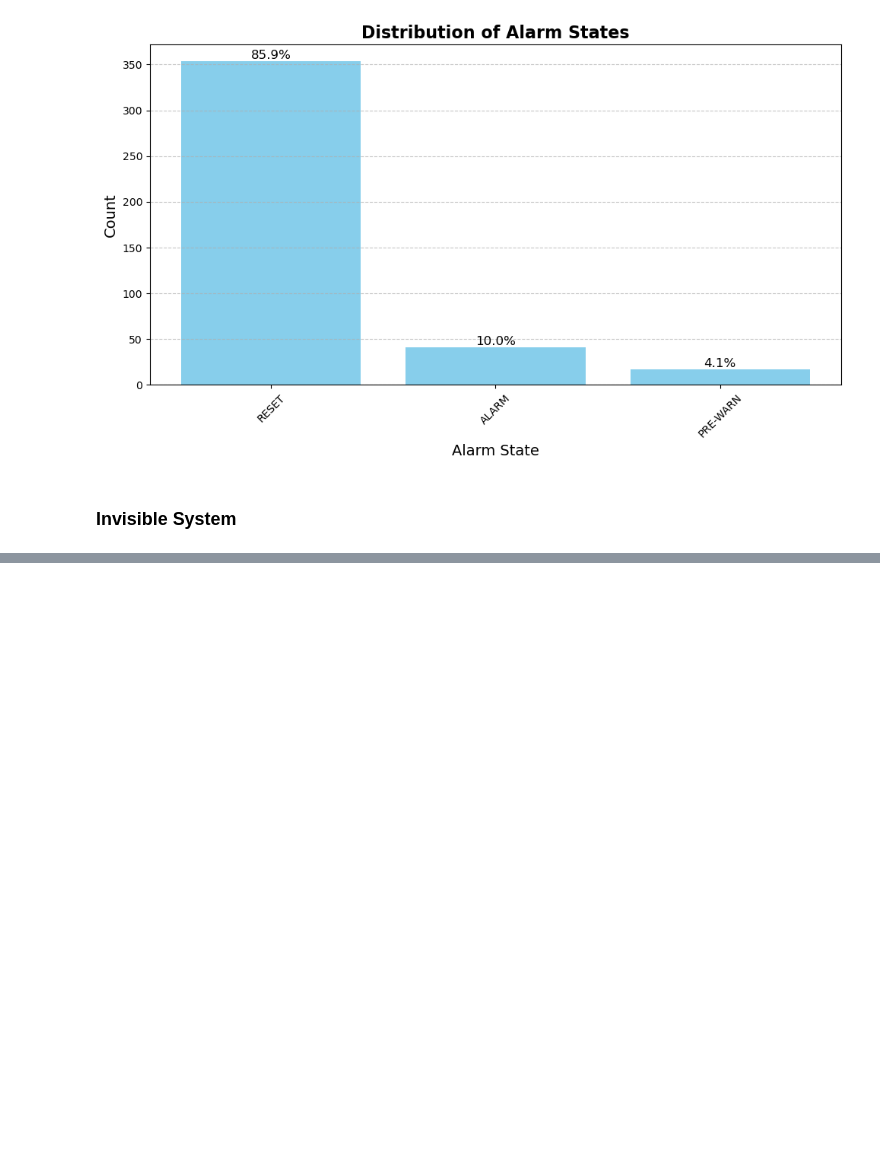
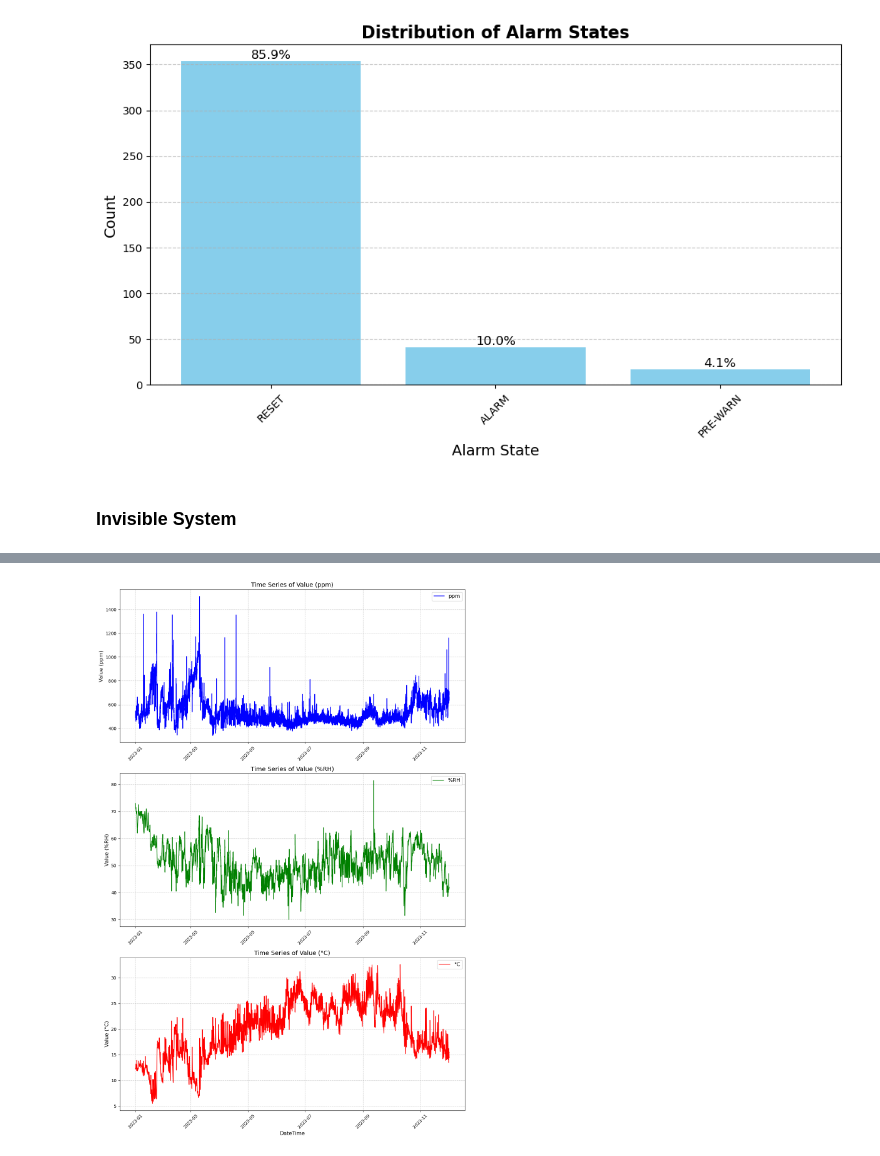
Before and after one commit to oxayavongsa/aai-530-iot, a Jupyter notebook: EDA.ipynb, the cells around one changed output, grey strips where cells are left out. Saved outputs shown, nothing was run; the diff lists cells and outputs as text; code cells hidden in the pictures; blank space fills up the shorter version.

Commit message:
EDA Invisible System
did time series EDA for invisible system

```diff
--- a/EDA.ipynb
+++ b/EDA.ipynb
@@ -334,0 +337,8 @@ plt.show()
+# %%
+data = "./Smart House 2023 datapack CC BY-NC/Invisible Systems 2023/EcoLab Ground.csv"
+df_inv = pd.read_csv(data, engine="python")
+# %%
+# Remove the 'Max' and 'Min' columns
+df_inv = df_inv.drop(columns=['Max', 'Min'])
+
+df_inv['DateTime'] = pd.to_datetime(df_inv['DateTime'])
@@ -334,0 +367,10 @@ plt.show()
+# %%
+# Filter data for each unit
+df_ppm = df_inv[df_inv['Unit'] == 'ppm']  # For ppm
+df_rh = df_inv[df_inv['Unit'] == '%RH']   # For %RH
+df_c = df_inv[df_inv['Unit'] == '°C']     # For °C
+
+# Check the filtered data
+print(df_ppm.head())
+print(df_rh.head())
+print(df_c.head())
@@ -334,0 +396,37 @@ plt.show()
+# %%
+import matplotlib.pyplot as plt
+
+# Create a figure with 3 subplots
+fig, axes = plt.subplots(3, 1, figsize=(12, 18))
+
+# Plot ppm
+axes[0].plot(df_ppm['DateTime'], df_ppm['Value'], color='blue', label='ppm')
+axes[0].set_title('Time Series of Value (ppm)', fontsize=14)
+axes[0].set_ylabel('Value (ppm)', fontsize=12)
+axes[0].grid(True, linestyle='--', alpha=0.7)
+axes[0].legend(fontsize=12)
+
+# Plot %RH
+axes[1].plot(df_rh['DateTime'], df_rh['Value'], color='green', label='%RH')
+axes[1].set_title('Time Series of Value (%RH)', fontsize=14)
+axes[1].set_ylabel('Value (%RH)', fontsize=12)
+axes[1].grid(True, linestyle='--', alpha=0.7)
+axes[1].legend(fontsize=12)
+
+# Plot °C
+axes[2].plot(df_c['DateTime'], df_c['Value'], color='red', label='°C')
+axes[2].set_title('Time Series of Value (°C)', fontsize=14)
+axes[2].set_xlabel('DateTime', fontsize=12)
+axes[2].set_ylabel('Value (°C)', fontsize=12)
+axes[2].grid(True, linestyle='--', alpha=0.7)
+axes[2].legend(fontsize=12)
+
+# Rotate x-axis labels for better readability
+for ax in axes:
+    ax.tick_params(axis='x', rotation=45)
+
+# Adjust layout
+plt.tight_layout()
+plt.show()
+# %% [output]
+[figure, added]
```
Also changed, not shown: parts of 14 cells of this notebook.
